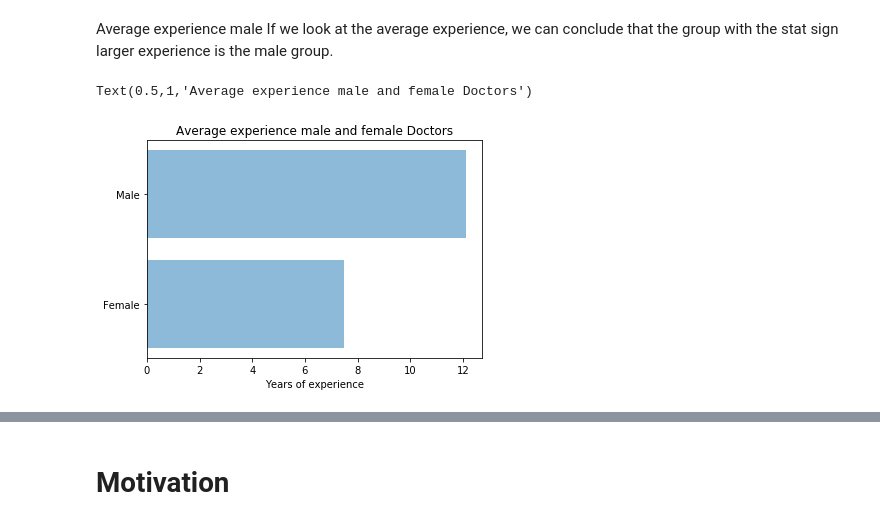
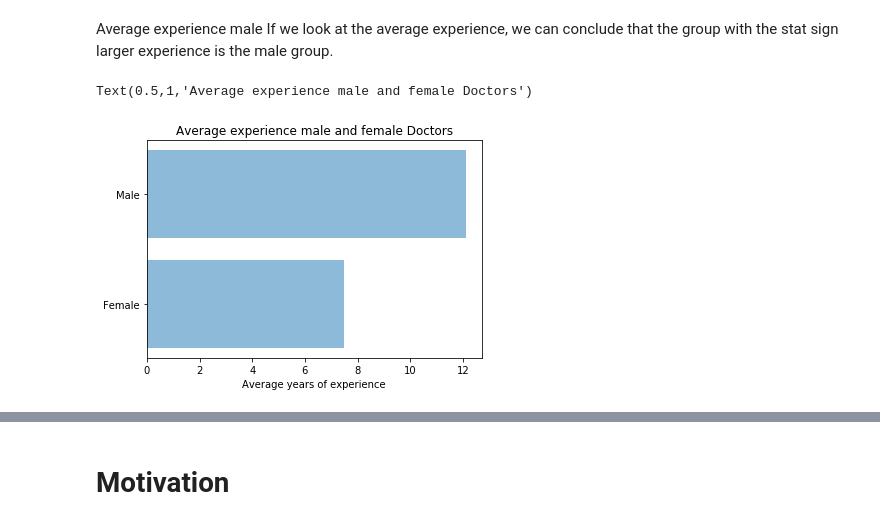
Before and after one commit to mertsami/aea-assign-final, a Jupyter notebook: AEA final assignment .ipynb, the cells around one changed output, grey strips where cells are left out. Drawn from its saved outputs; the diff is of its cells as text; code cells hidden in the pictures.

```diff
--- a/AEA final assignment .ipynb
+++ b/AEA final assignment .ipynb
@@ -493,11 +2652,11 @@ from matplotlib import pyplot as plt
 # %%
 objects = ("Female", "Male")
 y_pos = np.arange(len(objects))
 performance = [7.491, 12.103]
 plt.barh(y_pos, performance, align='center', alpha=0.5)
 plt.yticks(y_pos, objects)
-plt.xlabel('Years of experience')
+plt.xlabel('Average years of experience')
 plt.title('Average experience male and female Doctors')
 # %% [output]
 Text(0.5,1,'Average experience male and female Doctors')
-[figure, old version]
+[figure, new version]
```
Also changed, not shown: parts of 47 cells of this notebook.
